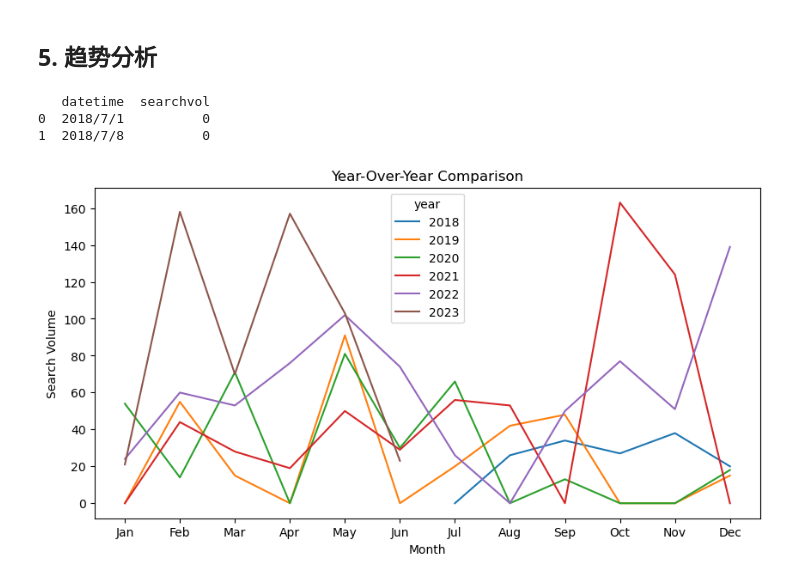
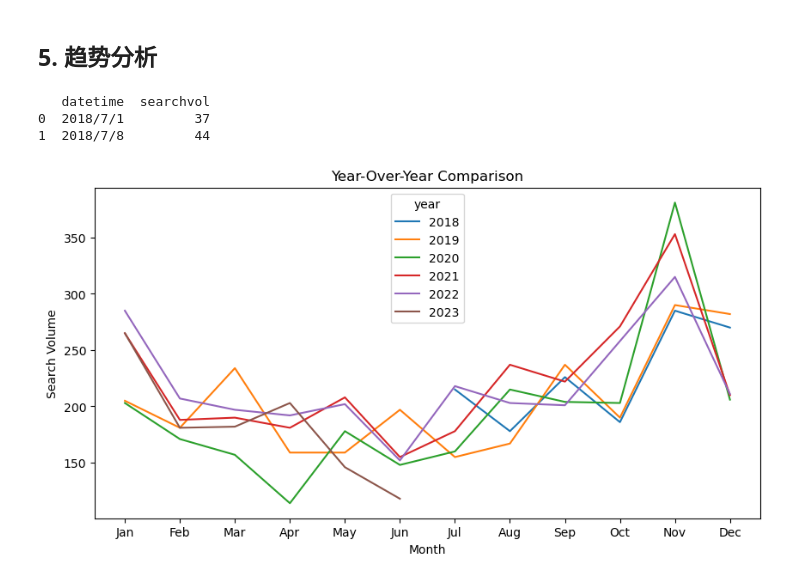
Before and after one commit to WinUP/WADV-Unity, a Jupyter notebook: redsp-market-analytics.ipynb, the cells around one changed output. Saved outputs shown, nothing was run; the diff lists cells and outputs as text; code cells hidden in the pictures.

```diff
--- a/redsp-market-analytics.ipynb
+++ b/redsp-market-analytics.ipynb
@@ -47,8 +47,8 @@ plt.rcParams['axes.unicode_minus'] = False
 # 参数设置
 # %%
 # 参数设置
-原始数据路径 = '/kaggle/input/sellerdatatest/Search(grip-strength-trainer)-59-US-20230626.csv'
-google数据路径 = '/kaggle/input/sellerdatatest/woliqimultiTimeline.csv'
+原始数据路径 = '/kaggle/input/sellerdatatest/Search(table-runner)-339-US-20230627.csv'
+google数据路径 = '/kaggle/input/sellerdatatest/TableRunnerMultiTimeline.csv'
 特征原始数据路径 = '/kaggle/input/sellerdatatest/cleaned_data.csv'
 # %% [markdown]
 ## 1. 数据清洗 Data clean
@@ -495,6 +492,8 @@ Index(['1.6-3.2', '0.0-1.6'], dtype='object', name='H')
 # %% [markdown]
 ## 5. 趋势分析
 # %%
+from statsmodels.tsa.seasonal import seasonal_decompose
+
 df_trends = pd.read_csv(google数据路径)
 print(df_trends.head(2))
 
@@ -505,55 +504,55 @@ df_trends['year'] = df_trends['datetime'].dt.year
 
 # group data by year and month, and calculate the search volume
 monthly_avg = df_trends.groupby(['year', df_trends['datetime'].dt.month])['searchvol'].sum()
 
 # pivot the data to reshape it into a dataframe
 monthly_avg = monthly_avg.unstack(level=0)
 
 # plot the data as separate lines with different colors
 monthly_avg.plot(kind='line', subplots=False, legend=True, figsize=(10,5))
 
 # customize the plot
 plt.title(f'Year-Over-Year Comparison')
 plt.xlabel('Month')
 plt.ylabel('Search Volume')
 plt.xticks(range(1,13),['Jan','Feb','Mar','Apr','May','Jun','Jul','Aug','Sep','Oct','Nov','Dec'])
 plt.show()
 
 # 判断季节性
 # 如果数据中存在季节性，则不同季节的平均搜索量之间差距较大，而标准差也较大；
 # 反之，如果数据每个月份平均搜索量波动比较小，则标准差相对较小。
 # 按照时间升序排序
 df_trends = df_trends.sort_values('datetime')
 
-# 计算每个月份的平均搜索量
-avg_searchvol = df_trends.groupby(df_trends['datetime'].apply(lambda x: x.month))['searchvol'].mean().reset_index()
+# 将日期列转换为日期时间类型
+df_trends['datetime'] = pd.to_datetime(df_trends['datetime'])
 
-# 计算平均搜索量的标准差
-std = avg_searchvol['searchvol'].std()
+# 设置日期为索引
+df_trends.set_index('datetime', inplace=True)
 
-# 计算平均搜索量的均值
-mean = avg_searchvol['searchvol'].mean()
+# 进行季节性分解
+result = seasonal_decompose(df_trends['searchvol'], model='additive')
 
-# 计算std与平均搜索量的比例
-ratio = std / mean
+# 获取季节性成分
+seasonality = result.seasonal
 
-# 判断是否存在季节性
-print(f'标准差/均值: {ratio}')
-if ratio > 0.25:
-    print("数据存在明显的季节性")
-    # 将平均搜索量从大到小排序
-    sorted_avg = avg_searchvol.sort_values('searchvol', ascending=False)
-    # 找出旺季和淡季的月份
-    peak_season_1 = sorted_avg.iloc[0]['datetime']
-    peak_season_2 = sorted_avg.iloc[1]['datetime']
-    off_season_1 = sorted_avg.iloc[-1]['datetime']
-    off_season_2 = sorted_avg.iloc[-2]['datetime']
-    print("旺季的两个月份为 {} 和 {}".format(peak_season_1, peak_season_2))
-    print("淡季的两个月份为 {} 和 {}".format(off_season_1, off_season_2))
+# 判断是否存在季节性波动
+has_seasonality = seasonality.std() > 0
+
+# 确定旺季和淡季的月份
+if has_seasonality:
+    peak_seasons = seasonality[seasonality == seasonality.max()].index.tolist()
+    off_seasons = seasonality[seasonality == seasonality.min()].index.tolist()
 else:
-    print("数据不存在明显的季节性")
+    peak_seasons = []
+    off_seasons = []
+
+# 输出结果
+print("是否存在季节性波动:", has_seasonality)
+print("旺季月份:", peak_seasons)
+print("淡季月份:", off_seasons)
 # %% [output]
    datetime  searchvol
-0  2018/7/1          0
-1  2018/7/8          0
+0  2018/7/1         37
+1  2018/7/8         44
-[figure, old version]
+[figure, new version]
```
Also changed, not shown: parts of 9 cells of this notebook.
